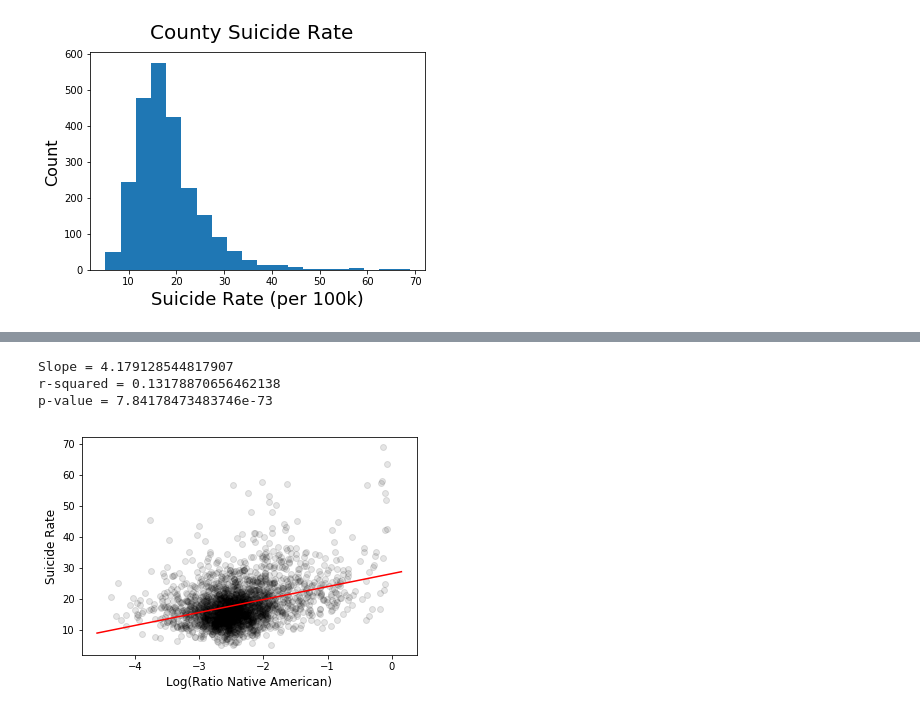
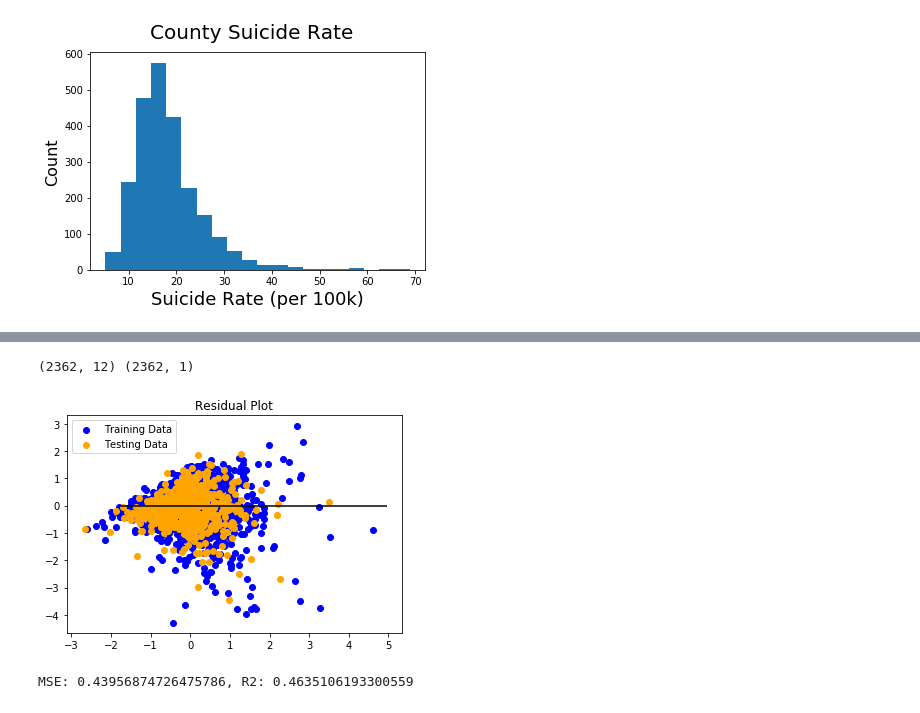
Before and after one commit to salkoffd/HappySauce, a Jupyter notebook: HappySauce.ipynb, the cells around one changed output, grey strips where cells are left out. Cells and saved outputs as stored; diff of their text form; code cells hidden in the pictures.

```diff
--- a/HappySauce.ipynb
+++ b/HappySauce.ipynb
@@ -446,34 +305,37 @@ p-value = 7.096972510750349e-24
-# %%
-# Define x and y
-x = (df_full['B02001_004E']) / (df_full['B01003_001E'])
-x[x==0] = None
-x = [math.log(i, 10) for i in x]
-y = df_full['Suicide Rate']
-
-# Plot
-fig = plt.scatter(x, y, c='black', alpha=0.1)
-axes = plt.gca()
-# axes.set_xlim([0,.3])
-plt.ylabel('Suicide Rate', fontsize=12)
-plt.xlabel('Log(Ratio Native American)', fontsize=12)
-
-# Most dense counties
-# df_full.loc[df_full['Population Density'] > 20000]
-
-# Linear Regression
-mask = ~np.isnan(x)
-slope, intercept, r_value, p_value, std_err = stats.linregress(np.array(x)[mask], np.array(y)[mask])
-# Plot a line from slope and intercept
-axes = plt.gca()
-x_vals = np.array(axes.get_xlim())
-y_vals = intercept + slope * x_vals
-plt.plot(x_vals, y_vals, '-', color="red")
-print(f"Slope = {slope}")
-print(f"r-squared = {r_value**2}")
-print(f"p-value = {p_value}")
-# plt.savefig("happySauce_fig01.png")
-# %% [output]
-Slope = 4.179128544817907
-r-squared = 0.13178870656462138
-p-value = 7.84178473483746e-73
-[figure, removed]
+# %%
+# Define variables for multiple regression model
+X = df_clean[[*vars_model]]
+y = df_clean['Suicide Rate'].values.reshape(-1, 1)
+print(X.shape, y.shape)
+# Split data into train and test
+X_train, X_test, y_train, y_test = train_test_split(X, y, random_state=42)
+# Scale the data so the mean is 0 and the standard deviation is 1
+# This will allow us to directly compare beta coefficients in the full model
+X_scaler = StandardScaler().fit(X_train)
+y_scaler = StandardScaler().fit(y_train)
+X_train_scaled = X_scaler.transform(X_train)
+X_test_scaled = X_scaler.transform(X_test)
+y_train_scaled = y_scaler.transform(y_train)
+y_test_scaled = y_scaler.transform(y_test)
+# %% [output]
+(2362, 12) (2362, 1)
+# %%
+# Plot the results
+model = LinearRegression()
+model.fit(X_train_scaled, y_train_scaled)
+plt.scatter(model.predict(X_train_scaled), model.predict(X_train_scaled) - y_train_scaled, c="blue", label="Training Data")
+plt.scatter(model.predict(X_test_scaled), model.predict(X_test_scaled) - y_test_scaled, c="orange", label="Testing Data")
+plt.legend()
+plt.hlines(y=0, xmin=y_test_scaled.min(), xmax=y_test_scaled.max())
+plt.title("Residual Plot")
+plt.show()
+# %% [output]
+[figure, added]
+# %%
+# Evaluate multiple regression model
+predictions = model.predict(X_test_scaled)
+MSE = mean_squared_error(y_test_scaled, predictions)
+r2 = model.score(X_test_scaled, y_test_scaled)
+print(f"MSE: {MSE}, R2: {r2}")
+# %% [output]
+MSE: 0.43956874726475786, R2: 0.4635106193300559
```
Also changed, not shown: parts of 15 cells of this notebook.
